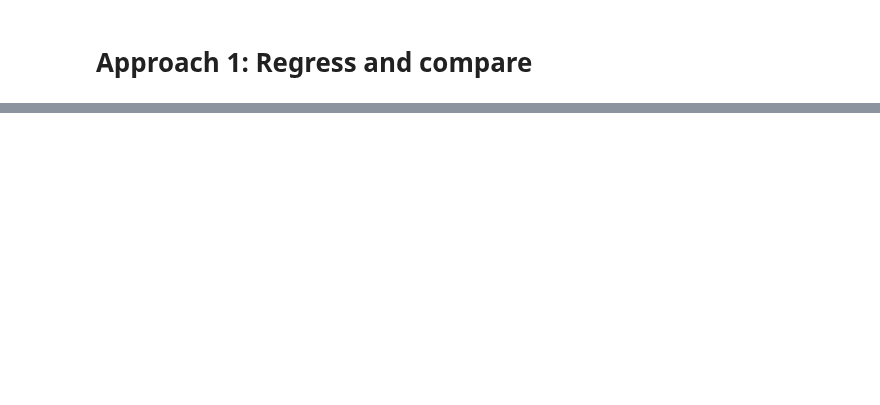
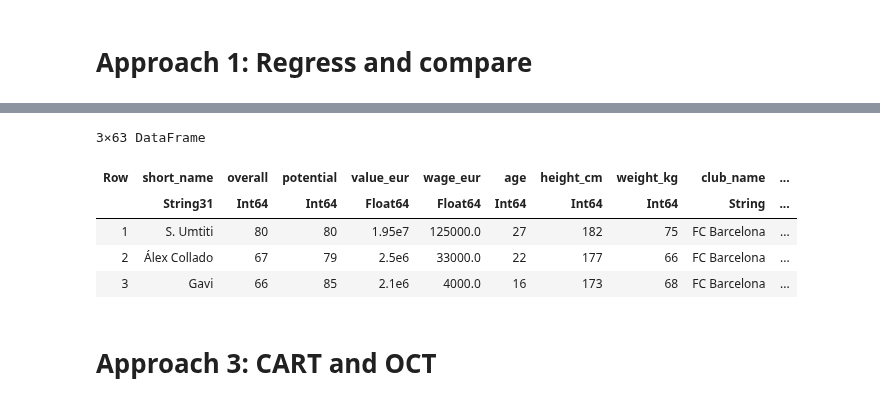
Before and after one commit to azanon00/Transfer_Strategy_Prescription, a Jupyter notebook: code/andrea_prescriptive_models.ipynb, the cells around one changed output, grey strips where cells are left out. Saved outputs shown, nothing was run; the diff lists cells and outputs as text; code cells hidden in the pictures; blank space fills up the shorter version.

```diff
--- a/code/andrea_prescriptive_models.ipynb
+++ b/code/andrea_prescriptive_models.ipynb
@@ -142,0 +247,5 @@ sell = data_club[s .== 1, :]
+# %%
+num_neighbors = 6
+;
+# %%
+v = new_data[: , "value_eur"]; # find value for all players
@@ -142,0 +276,34 @@ sell = data_club[s .== 1, :]
+# %%
+function k_near_neigh(data_club, data_rest, transfers_club, num_neighbors)
+
+    # get parameters
+    n, N_c, N_min, N_max, B_max, S_max, p_o, r_o, v_o, m_o, a_o, p_c, r_c, v_c, m_c, a_c, 𝛅, 𝛾 = get_parameters(data_club, data_rest, transfers_club)
+
+    # find nearest neighbors
+    indices_club = find_nearest_neighbors(data_club)
+    indices_rest = find_nearest_neighbors(data_rest)
+
+    # define model
+    model = Model(() -> Gurobi.Optimizer(GRB_ENV))
+    set_optimizer_attributes(model, "OutputFlag" => 0, "TimeLimit" => 60)
+
+    # define variables
+    @variable(model, b[i = 1:n], Bin) # 1 if we buy player i, 0 otherwise
+    @variable(model, s[j = 1:N_c], Bin) # 1 if we sell player j, 0 otherwise
+
+    # define objective
+    @objective(model, Max, sum(sum(s[j] * v[l] for l in indices_club[j]) / num_neighbors for j = 1:N_c) -
+            sum(sum(b[i] * v[l] for l in indices_rest[i]) / num_neighbors for i = 1:n))
+
+    # define constraints
+    @constraint(model, sum((1 - s[j]) * m_c[j] for j = 1:N_c) + sum(b[i] * m_o[i] for i = 1:n) >= (sum(m_c[j] for j = 1:N_c)/N_c + 𝛅) * (N_c + sum(b[i] for i = 1:n) - sum(s[j] for j = 1:N_c)))
+    @constraint(model, sum(b[i] for i = 1:n) <= B_max) # maximum number of players that can be bought
+    @constraint(model, sum(s[j] for j = 1:N_c) <= S_max) # maximum number of players that can be sold
+    @constraint(model, N_min <= N_c + sum(b[i] for i = 1:n) - sum(s[j] for j = 1:N_c) <= N_max) # number of players in the club after the transfer window
+    @constraint(model, sum((1 - s[j]) * a_c[j] for j = 1:N_c) + sum(b[i] * a_o[i] for i = 1:n) <= (sum(a_c[j] for j = 1:N_c)/N_c + 𝛾) * (N_c + sum(b[i] for i = 1:n) - sum(s[j] for j = 1:N_c))) # average age of the team
+
+    # solve model
+    optimize!(model)
+
+    return objective_value(model), value.(b), value.(s)
+end
@@ -142,0 +312,2 @@ sell = data_club[s .== 1, :]
+# %%
+obj_knn, b_knn, s_knn = k_near_neigh(data_club, data_rest, transfers_club, num_neighbors);
@@ -142,0 +324,11 @@ sell = data_club[s .== 1, :]
+# %%
+sell_knn = data_club[s_knn .== 1, :]
+# %% [output]
+3×63 DataFrame
+| Row | short_name | overall | potential | value_eur | wage_eur | age | height_cm | weight_kg | club_name | ... |
+|  | String31 | Int64 | Int64 | Float64 | Float64 | Int64 | Int64 | Int64 | String | ... |
+| 1 | S. Umtiti | 80 | 80 | 1.95e7 | 125000.0 | 27 | 182 | 75 | FC Barcelona | ... |
+| 2 | Álex Collado | 67 | 79 | 2.5e6 | 33000.0 | 22 | 177 | 66 | FC Barcelona | ... |
+| 3 | Gavi | 66 | 85 | 2.1e6 | 4000.0 | 16 | 173 | 68 | FC Barcelona | ... |
+# %% [markdown]
+# Approach 3: CART and OCT
```
Also changed, not shown: parts of 34 cells of this notebook.
